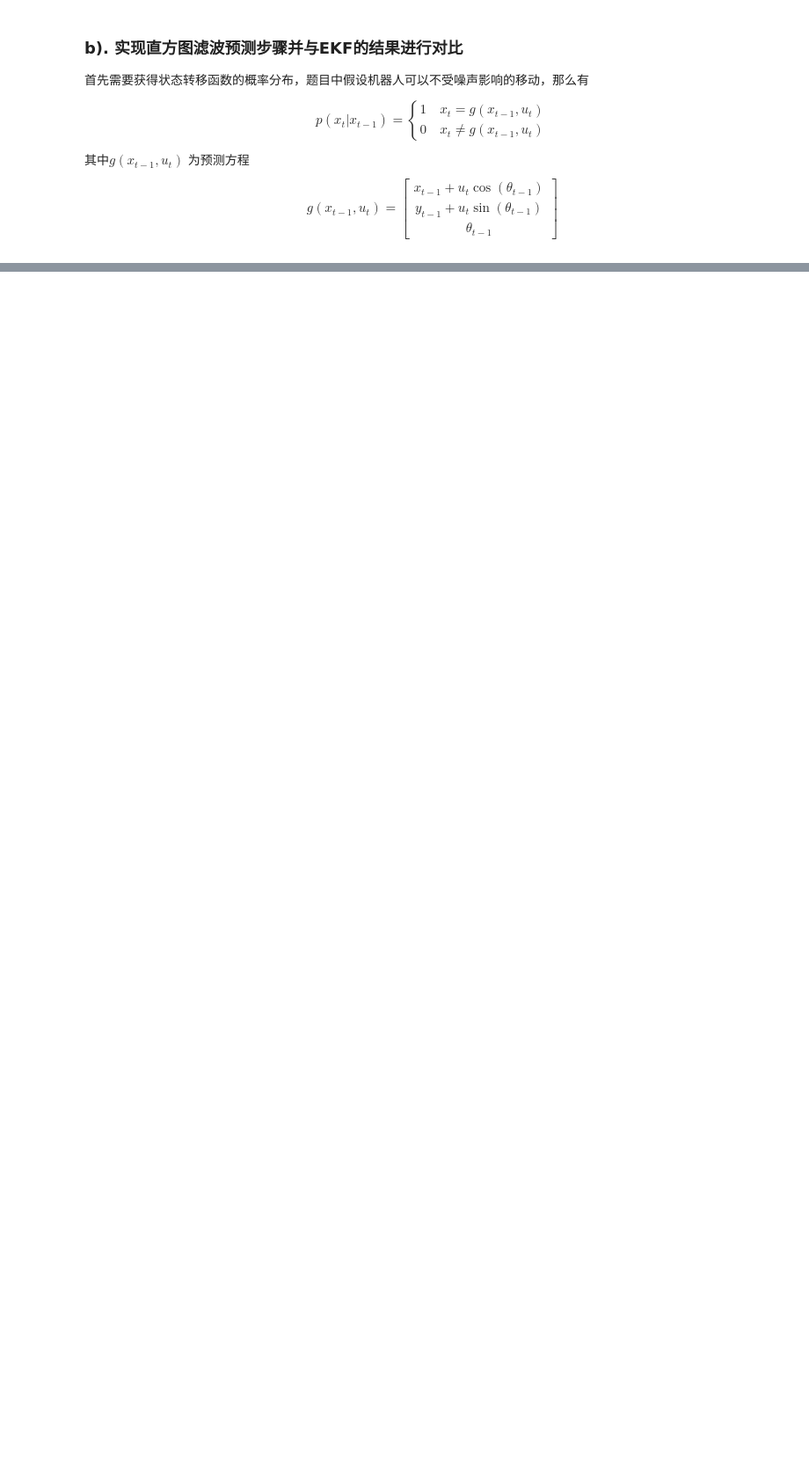
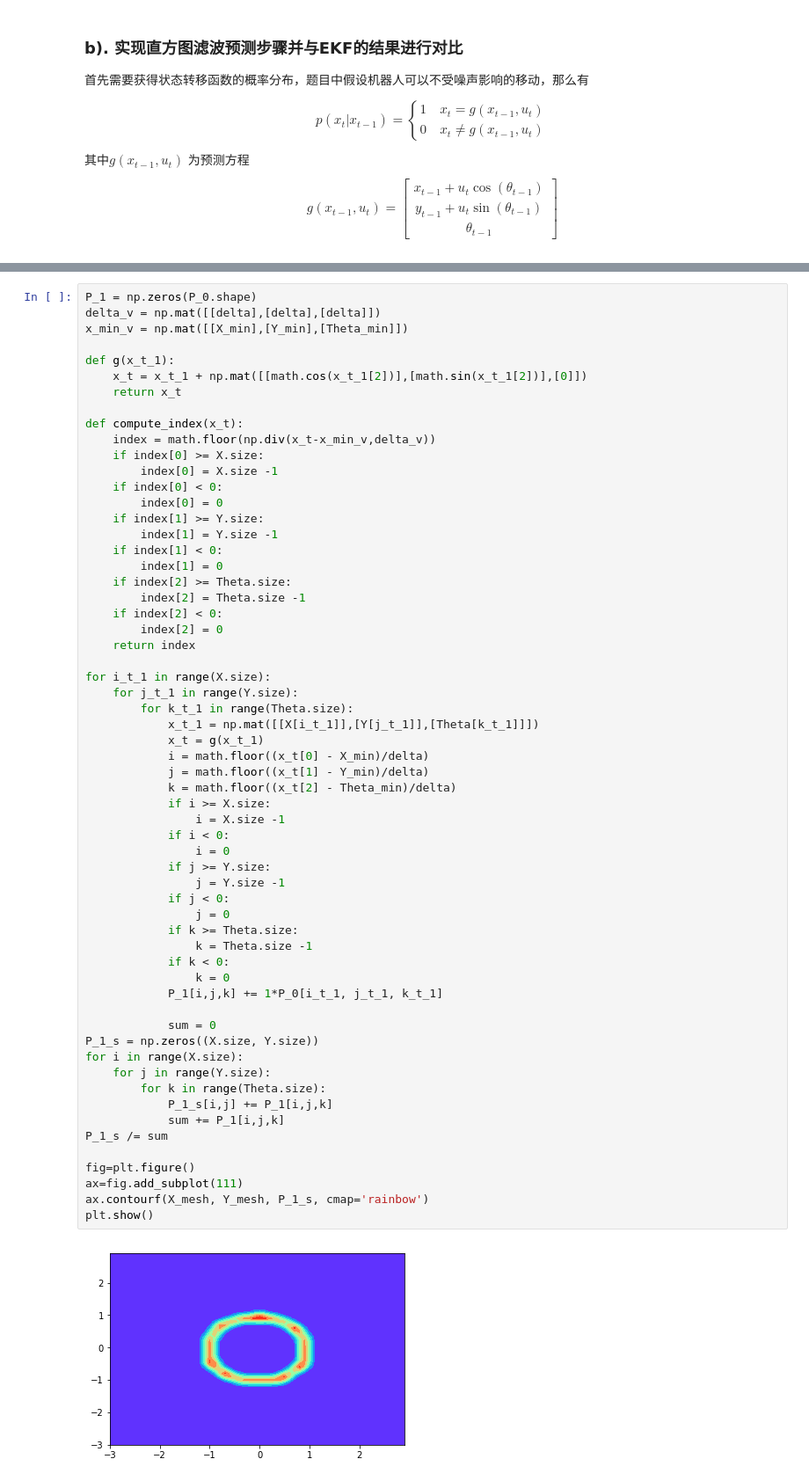
Before and after one commit to Yu-Xiaoxian/probabilistic_robotics_exercises, a Jupyter notebook: ch4_nonparametric_filters/第四章-非参数滤波.ipynb, the cells around one changed output, grey strips where cells are left out. Shown at 88% size. Drawn from its saved outputs; the diff is of its cells as text; blank space fills up the shorter version.

```diff
--- a/ch4_nonparametric_filters/第四章-非参数滤波.ipynb
+++ b/ch4_nonparametric_filters/第四章-非参数滤波.ipynb
@@ -220,0 +199,62 @@ plt.show()
+# %%
+P_1 = np.zeros(P_0.shape)
+delta_v = np.mat([[delta],[delta],[delta]])
+x_min_v = np.mat([[X_min],[Y_min],[Theta_min]])
+
+def g(x_t_1):
+    x_t = x_t_1 + np.mat([[math.cos(x_t_1[2])],[math.sin(x_t_1[2])],[0]])
+    return x_t
+
+def compute_index(x_t):
+    index = math.floor(np.div(x_t-x_min_v,delta_v))
+    if index[0] >= X.size:
+        index[0] = X.size -1
+    if index[0] < 0:
+        index[0] = 0
+    if index[1] >= Y.size:
+        index[1] = Y.size -1
+    if index[1] < 0:
+        index[1] = 0
+    if index[2] >= Theta.size:
+        index[2] = Theta.size -1
+    if index[2] < 0:
+        index[2] = 0
+    return index
+
+for i_t_1 in range(X.size):
+    for j_t_1 in range(Y.size):
+        for k_t_1 in range(Theta.size):
+            x_t_1 = np.mat([[X[i_t_1]],[Y[j_t_1]],[Theta[k_t_1]]])
+            x_t = g(x_t_1)
+            i = math.floor((x_t[0] - X_min)/delta)
+            j = math.floor((x_t[1] - Y_min)/delta)
+            k = math.floor((x_t[2] - Theta_min)/delta)
+            if i >= X.size:
+                i = X.size -1
+            if i < 0:
+                i = 0
+            if j >= Y.size:
+                j = Y.size -1
+            if j < 0:
+                j = 0
+            if k >= Theta.size:
+                k = Theta.size -1
+            if k < 0:
+                k = 0
+            P_1[i,j,k] += 1*P_0[i_t_1, j_t_1, k_t_1]
+
+            sum = 0
+P_1_s = np.zeros((X.size, Y.size))
+for i in range(X.size):
+    for j in range(Y.size):
+        for k in range(Theta.size):
+            P_1_s[i,j] += P_1[i,j,k]
+            sum += P_1[i,j,k]
+P_1_s /= sum
+
+fig=plt.figure()
+ax=fig.add_subplot(111)
+ax.contourf(X_mesh, Y_mesh, P_1_s, cmap='rainbow')
+plt.show()
+# %% [output]
+[figure, added]
```
Also changed, not shown: parts of 8 cells of this notebook.
